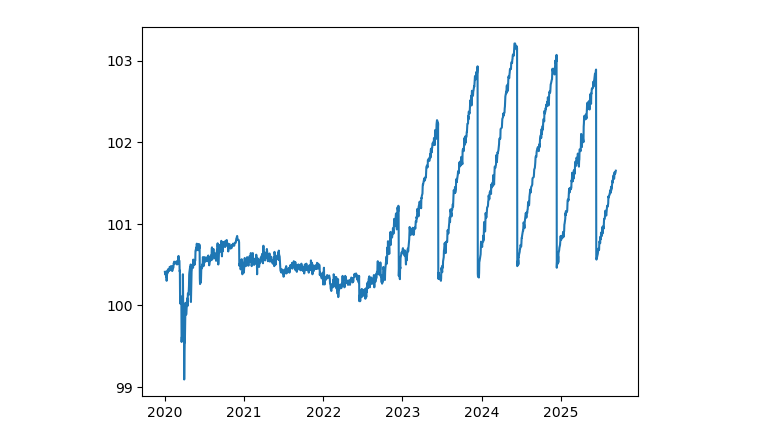
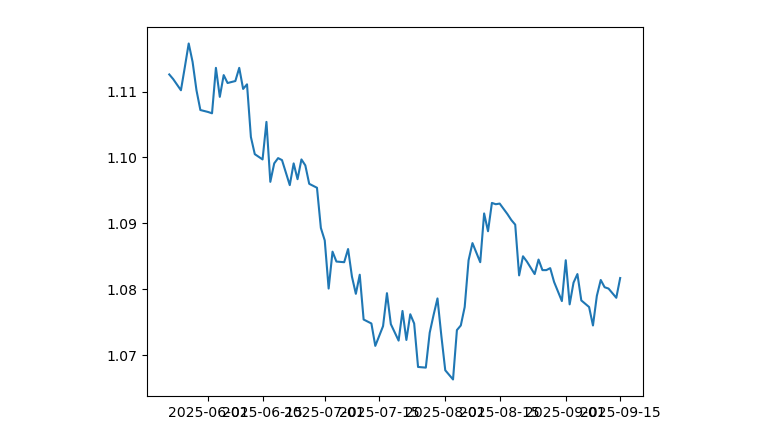
Before and after one commit to nimchimpski/GeoQuant, a Jupyter notebook: risk_matrix_fx_MASTER.ipynb, the cells around one changed output. Saved outputs shown, nothing was run; the diff lists cells and outputs as text; code cells hidden in the pictures.

Commit message:
plot

```diff
--- a/risk_matrix_fx_MASTER.ipynb
+++ b/risk_matrix_fx_MASTER.ipynb
@@ -578,10 +551,11 @@ AttributeError: 'Index' object has no attribute 'tail'
 # %%
 # plt.plot(df[['close','adjClose']].tail())
 
 
 # plt.plot(df['close'])  # or 'Close' depending on what you want to chart
-plt.plot(s)  # or 'Close' depending on what you want to chart
+plt.plot(s.tail(100))  # or 'Close' depending on what you want to chart
+# plt.plot(gateon.tail(100))  # or 'Close' depending on what you want to chart
 plt.show()
 # plt.plot(ulvr['Close'])  # or 'Close' depending on what you want to chart
 # %% [output]
-[figure, old version]
+[figure, new version]
```
Also changed, not shown: parts of 5 cells of this notebook.
